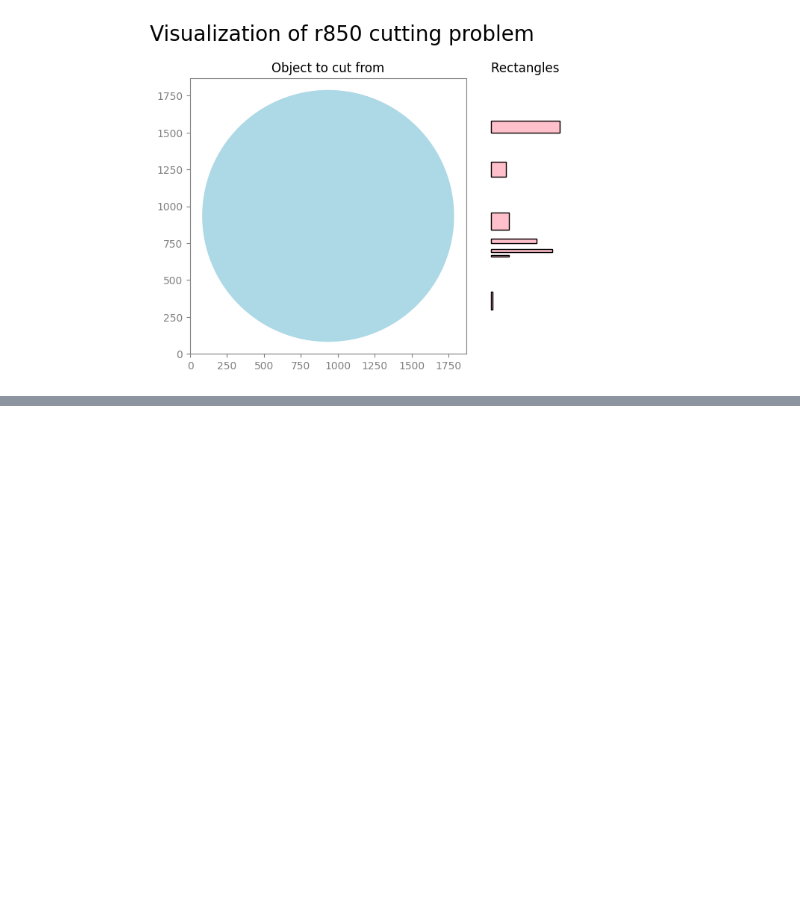
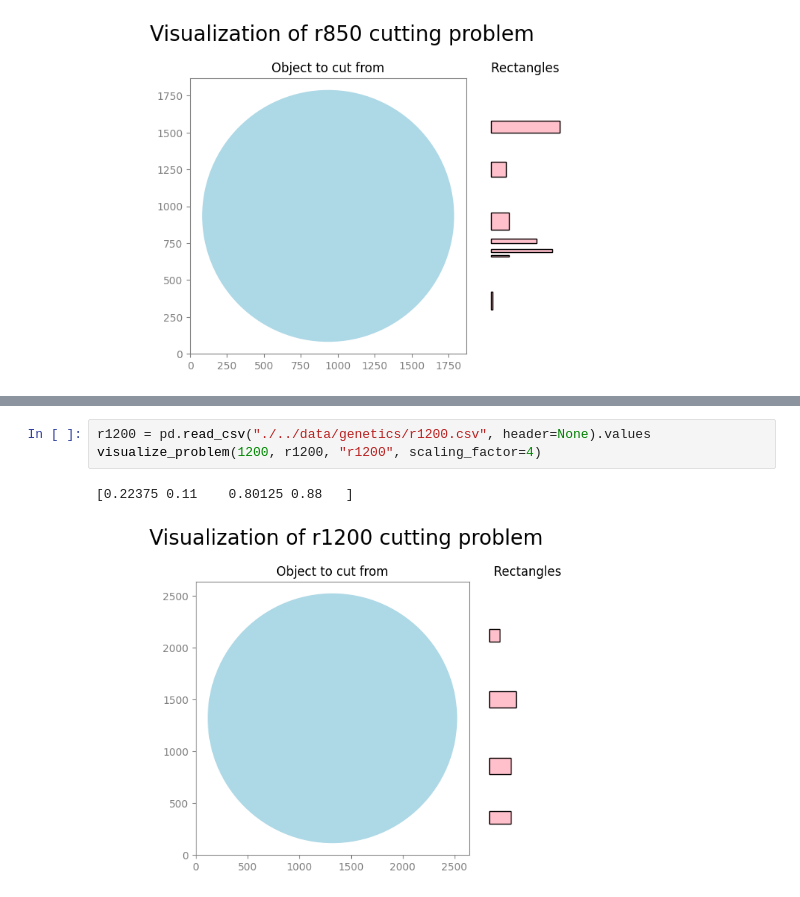
Before and after one commit to nizwant/methods_of_computational_intelligence, a Jupyter notebook: GeneticAlgorithms/AE2.ipynb, the cells around one changed output, grey strips where cells are left out. Saved outputs shown, nothing was run; the diff lists cells and outputs as text; blank space fills up the shorter version.

```diff
--- a/GeneticAlgorithms/AE2.ipynb
+++ b/GeneticAlgorithms/AE2.ipynb
@@ -204,0 +217,6 @@ visualize_problem(850, r850, "r850", scaling_factor=3)
+# %%
+r1200 = pd.read_csv("./../data/genetics/r1200.csv", header=None).values
+visualize_problem(1200, r1200, "r1200", scaling_factor=4)
+# %% [output]
+[0.22375 0.11    0.80125 0.88   ]
+[figure, added]
```
Also changed, not shown: parts of 2 cells of this notebook.
